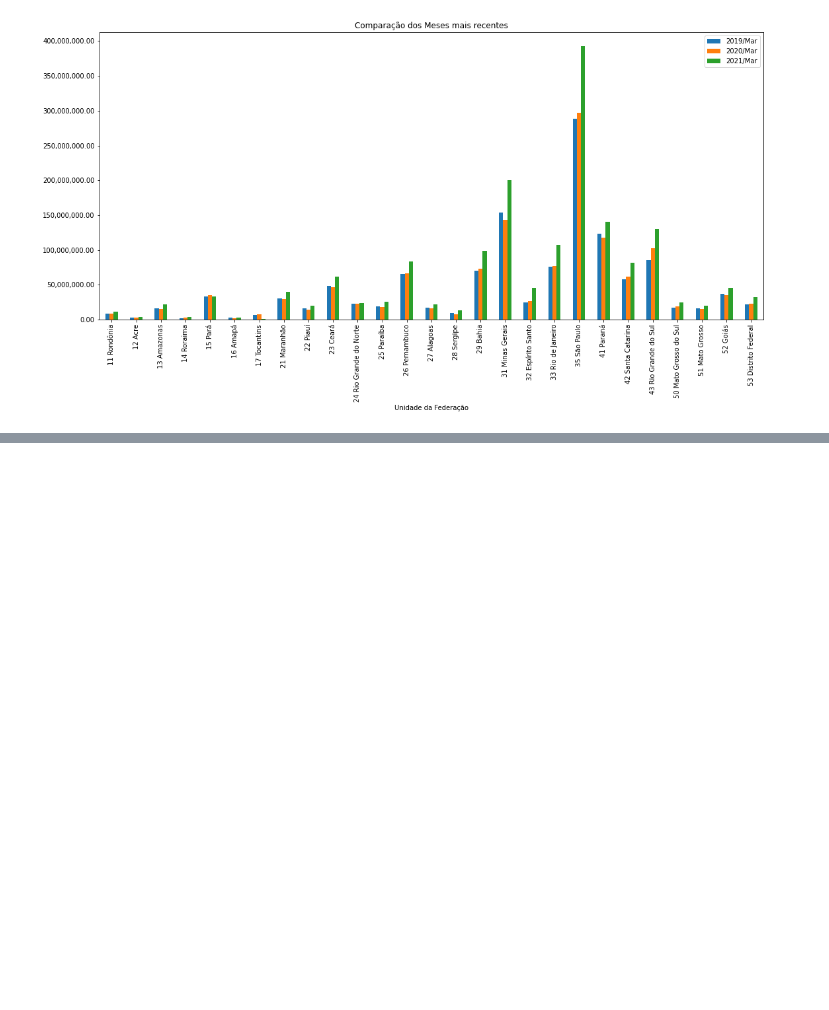
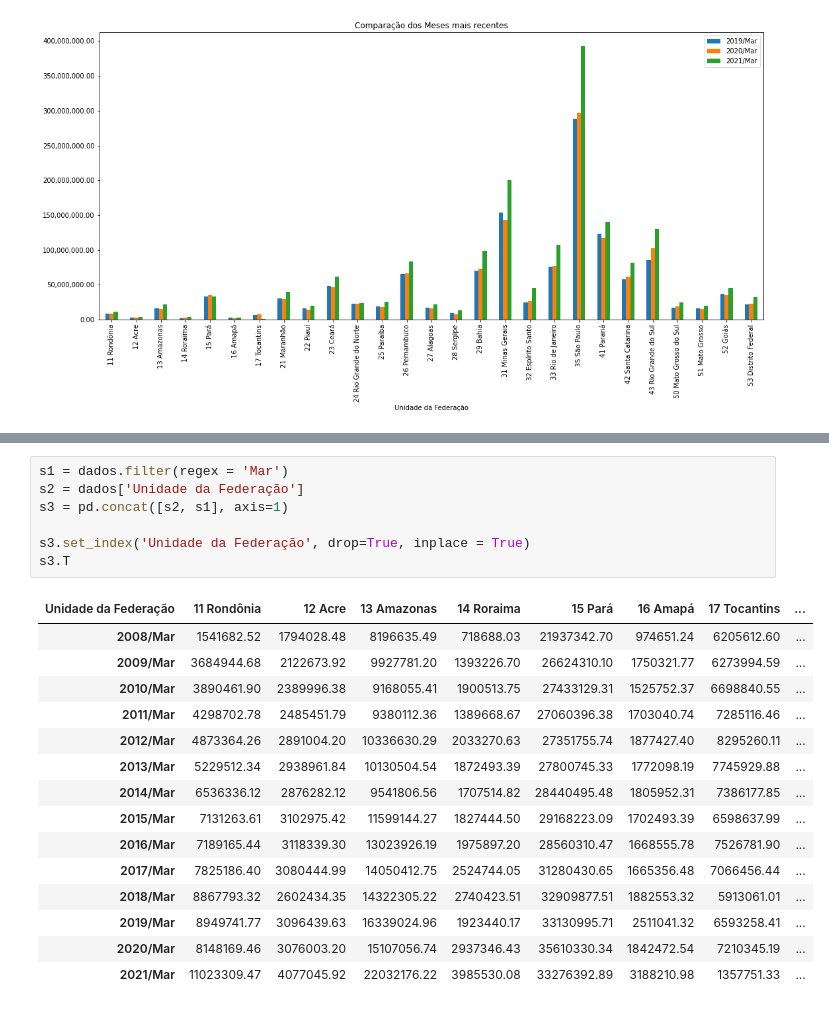
Before and after one commit to BrSiqueira/Bootcamp-DataScience, a Jupyter notebook: Modulo01/Modulo01_Aula_01_Desafio.ipynb, the cells around one changed output, grey strips where cells are left out. Drawn from its saved outputs; the diff is of its cells as text; blank space fills up the shorter version.

```diff
--- a/Modulo01/Modulo01_Aula_01_Desafio.ipynb
+++ b/Modulo01/Modulo01_Aula_01_Desafio.ipynb
@@ -136,0 +128,23 @@ plt.show()
+# %%
+s1 = dados.filter(regex = 'Mar')
+s2 = dados['Unidade da Federação']
+s3 = pd.concat([s2, s1], axis=1)
+
+s3.set_index('Unidade da Federação', drop=True, inplace = True)
+s3.T
+# %% [output]
+| Unidade da Federação | 11 Rondônia | 12 Acre | 13 Amazonas | 14 Roraima | 15 Pará | 16 Amapá | 17 Tocantins | ... |
+| 2008/Mar | 1541682.52 | 1794028.48 | 8196635.49 | 718688.03 | 21937342.70 | 974651.24 | 6205612.60 | ... |
+| 2009/Mar | 3684944.68 | 2122673.92 | 9927781.20 | 1393226.70 | 26624310.10 | 1750321.77 | 6273994.59 | ... |
+| 2010/Mar | 3890461.90 | 2389996.38 | 9168055.41 | 1900513.75 | 27433129.31 | 1525752.37 | 6698840.55 | ... |
+| 2011/Mar | 4298702.78 | 2485451.79 | 9380112.36 | 1389668.67 | 27060396.38 | 1703040.74 | 7285116.46 | ... |
+| 2012/Mar | 4873364.26 | 2891004.20 | 10336630.29 | 2033270.63 | 27351755.74 | 1877427.40 | 8295260.11 | ... |
+| 2013/Mar | 5229512.34 | 2938961.84 | 10130504.54 | 1872493.39 | 27800745.33 | 1772098.19 | 7745929.88 | ... |
+| 2014/Mar | 6536336.12 | 2876282.12 | 9541806.56 | 1707514.82 | 28440495.48 | 1805952.31 | 7386177.85 | ... |
+| 2015/Mar | 7131263.61 | 3102975.42 | 11599144.27 | 1827444.50 | 29168223.09 | 1702493.39 | 6598637.99 | ... |
+| 2016/Mar | 7189165.44 | 3118339.30 | 13023926.19 | 1975897.20 | 28560310.47 | 1668555.78 | 7526781.90 | ... |
+| 2017/Mar | 7825186.40 | 3080444.99 | 14050412.75 | 2524744.05 | 31280430.65 | 1665356.48 | 7066456.44 | ... |
+| 2018/Mar | 8867793.32 | 2602434.35 | 14322305.22 | 2740423.51 | 32909877.51 | 1882553.32 | 5913061.01 | ... |
+| 2019/Mar | 8949741.77 | 3096439.63 | 16339024.96 | 1923440.17 | 33130995.71 | 2511041.32 | 6593258.41 | ... |
+| 2020/Mar | 8148169.46 | 3076003.20 | 15107056.74 | 2937346.43 | 35610330.34 | 1842472.54 | 7210345.19 | ... |
+| 2021/Mar | 11023309.47 | 4077045.92 | 22032176.22 | 3985530.08 | 33276392.89 | 3188210.98 | 1357751.33 | ... |
```
Also changed, not shown: parts of 5 cells of this notebook.
